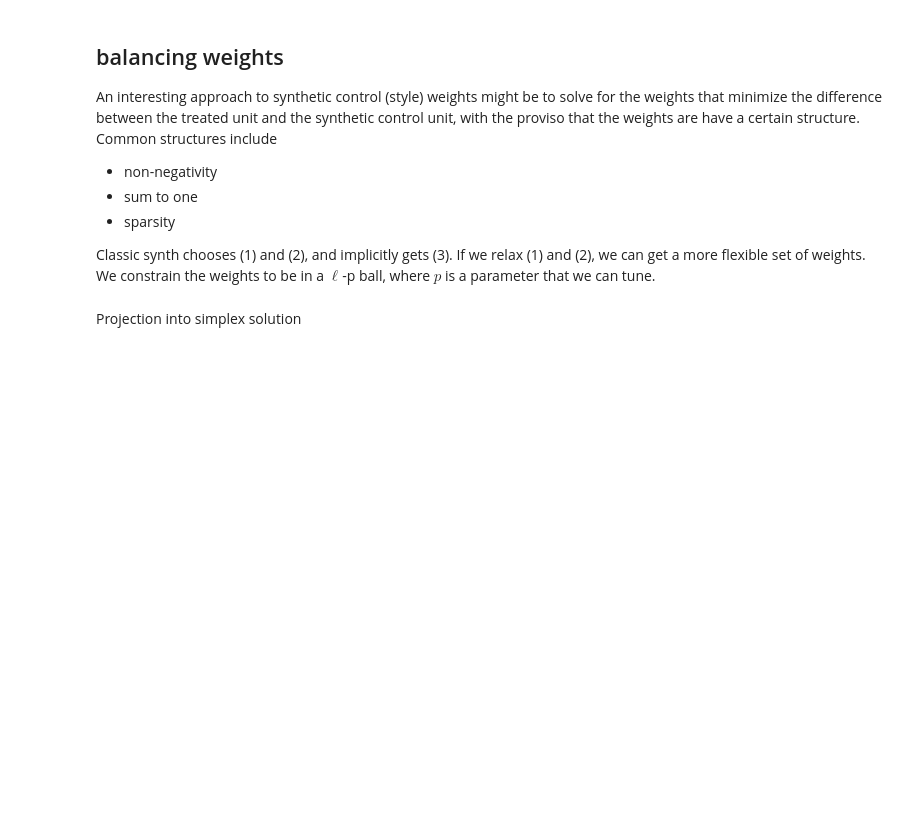
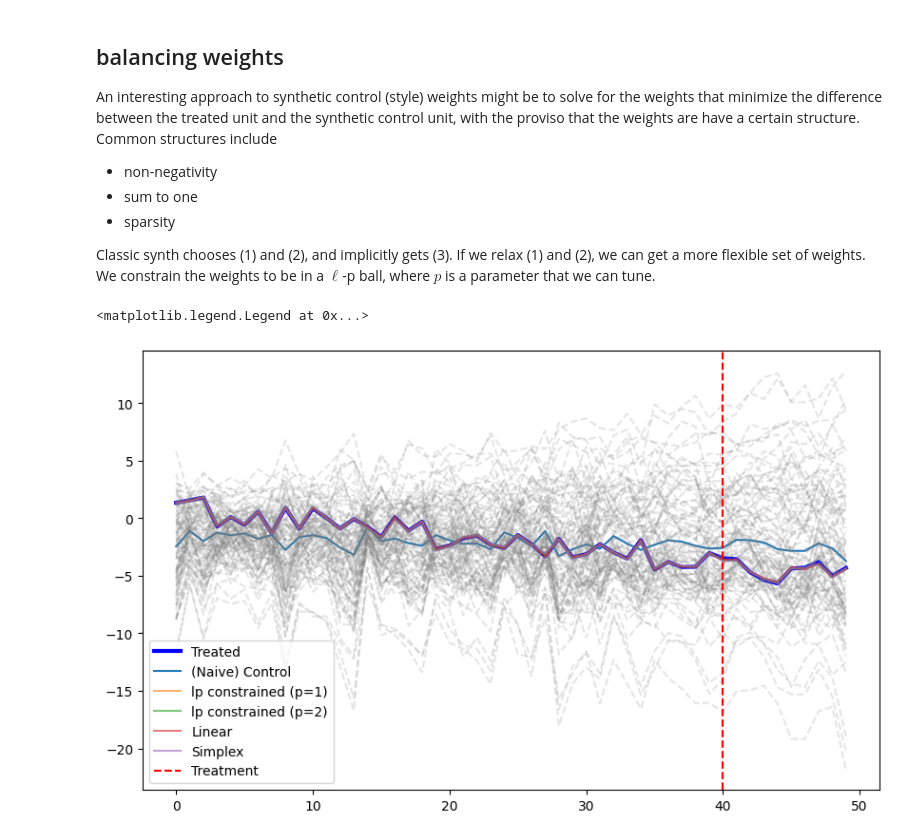
Before and after one commit to apoorvalal/pyensmallen, a Jupyter notebook: notebooks/synth.ipynb, the cells around one changed output. Drawn from its saved outputs; the diff is of its cells as text; code cells hidden in the pictures; blank space fills up the shorter version.

```diff
--- a/notebooks/synth.ipynb
+++ b/notebooks/synth.ipynb
@@ -74,2 +114,0 @@ def synthetic_control_linear(Y, treated_units, T_pre):
-# %% [markdown]
-Projection into simplex solution
@@ -112,6 +118,27 @@ w_opt_1 = synthetic_control_frank_wolfe(Y, treated_units, T_pre)
 w_opt_2 = synthetic_control_frank_wolfe(Y, treated_units, T_pre, p=2.0)
 w_opt_linear = synthetic_control_linear(Y, treated_units, T_pre)
 w_simplex = synthetic_control_linear_simplex(Y, treated_units, T_pre)
+# %%
+f, ax = plt.subplots(1, 1, figsize=(10, 6))
+
+ctrl_units = np.setdiff1d(range(Y.shape[0]), treated_units)
+Y_treated = Y[treated_units].mean(axis=0)
+Y_control = Y[ctrl_units]
+
+ax.plot(Y_treated, label="Treated", color="blue", linewidth=3)
+ax.plot(Y_control.mean(axis=0), label="(Naive) Control")
+ax.plot(Y_control.T, alpha=0.2, color="gray", linestyle="--")
+
+ax.plot(np.dot(Y_control.T, w_opt_1), alpha=0.6, label="lp constrained (p=1)")
+ax.plot(np.dot(Y_control.T, w_opt_2), alpha=0.6, label="lp constrained (p=2)")
+ax.plot(np.dot(Y_control.T, w_opt_linear), alpha=0.6, label="Linear")
+ax.plot(np.dot(Y_control.T, w_simplex), alpha=0.6, label="Simplex")
+
+ax.axvline(T_pre, color="red", linestyle="--", label="Treatment")
+ax.legend()
+# %% [output]
+<matplotlib.legend.Legend at 0x...>
+[figure, added]
 # %%
 f, ax = plt.subplots(1, 2, figsize=(12, 6))
 ax[0].plot(w_opt_1, label=r"$p=1$", marker=".")
```
Also changed, not shown: parts of 10 cells of this notebook.
